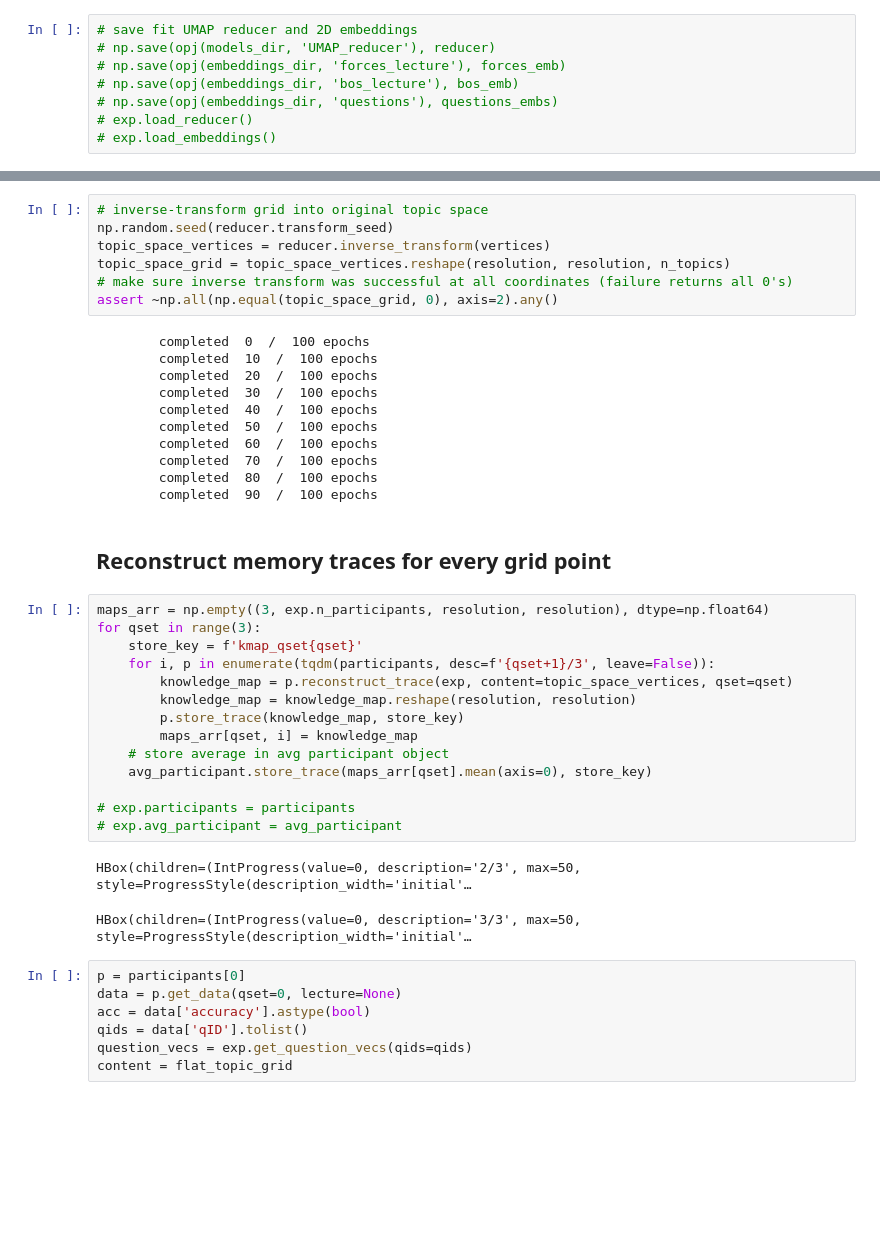
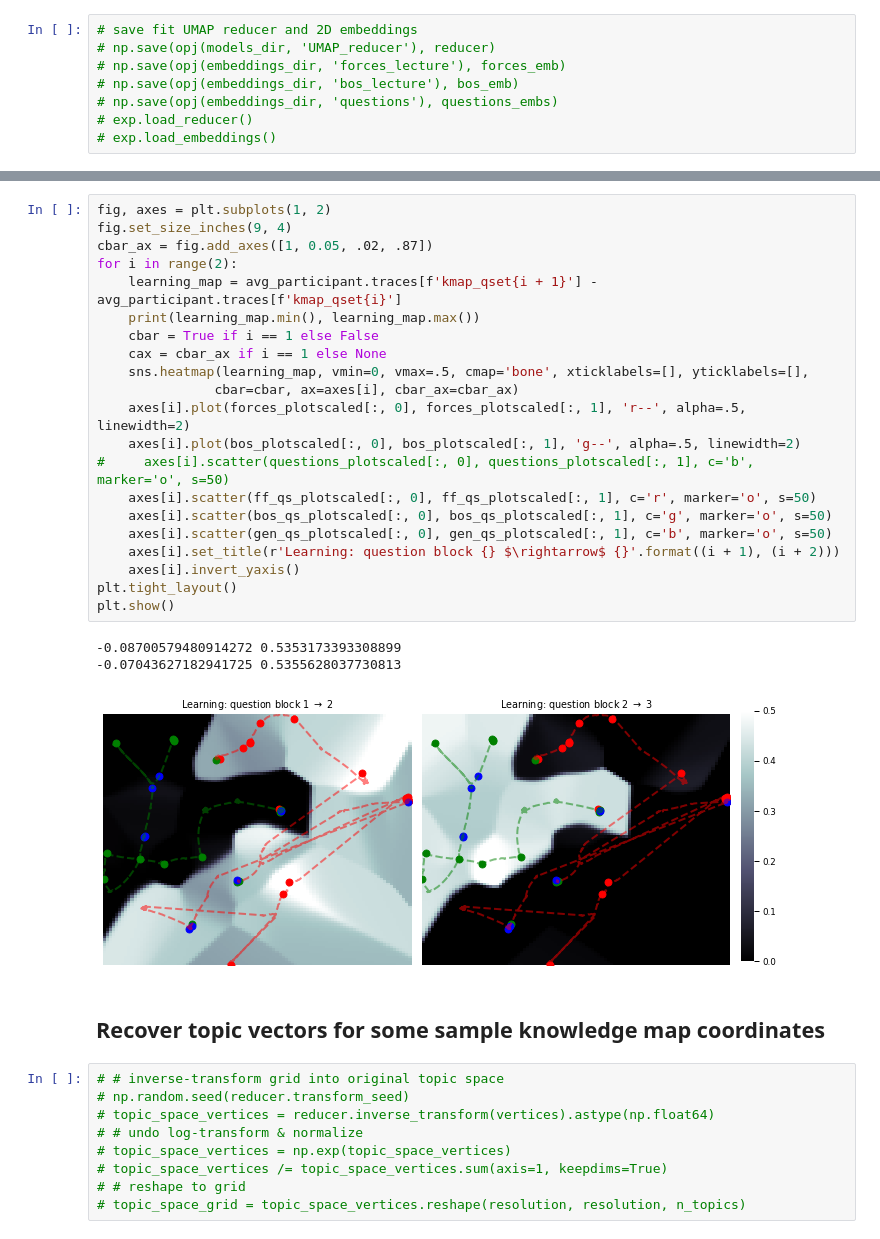
Before and after one commit to ContextLab/efficient-learning-khan, a Jupyter notebook: code/notebooks/knowledge-maps.ipynb, the cells around one changed output, grey strips where cells are left out. Cells and saved outputs as stored; diff of their text form; blank space fills up the shorter version.

```diff
--- a/code/notebooks/knowledge-maps.ipynb
+++ b/code/notebooks/knowledge-maps.ipynb
@@ -155,44 +228,36 @@ plt.scatter(questions_embs[:, 0], questions_embs[:, 1], c='b', marker='o')
+# %%
+fig, axes = plt.subplots(1, 2)
+fig.set_size_inches(9, 4)
+cbar_ax = fig.add_axes([1, 0.05, .02, .87])
+for i in range(2):
+    learning_map = avg_participant.traces[f'kmap_qset{i + 1}'] - avg_participant.traces[f'kmap_qset{i}']
+    print(learning_map.min(), learning_map.max())
+    cbar = True if i == 1 else False
+    cax = cbar_ax if i == 1 else None
+    sns.heatmap(learning_map, vmin=0, vmax=.5, cmap='bone', xticklabels=[], yticklabels=[],
+               cbar=cbar, ax=axes[i], cbar_ax=cbar_ax)
+    axes[i].plot(forces_plotscaled[:, 0], forces_plotscaled[:, 1], 'r--', alpha=.5, linewidth=2)
+    axes[i].plot(bos_plotscaled[:, 0], bos_plotscaled[:, 1], 'g--', alpha=.5, linewidth=2)
+#     axes[i].scatter(questions_plotscaled[:, 0], questions_plotscaled[:, 1], c='b', marker='o', s=50)
+    axes[i].scatter(ff_qs_plotscaled[:, 0], ff_qs_plotscaled[:, 1], c='r', marker='o', s=50)
+    axes[i].scatter(bos_qs_plotscaled[:, 0], bos_qs_plotscaled[:, 1], c='g', marker='o', s=50)
+    axes[i].scatter(gen_qs_plotscaled[:, 0], gen_qs_plotscaled[:, 1], c='b', marker='o', s=50)
+    axes[i].set_title(r'Learning: question block {} $\rightarrow$ {}'.format((i + 1), (i + 2)))
+    axes[i].invert_yaxis()
+plt.tight_layout()
+plt.show()
+# %% [output]
+-0.08700579480914272 0.5353173393308899
+-0.07043627182941725 0.5355628037730813
+[figure, added]
+# %% [markdown]
+## Recover topic vectors for some sample knowledge map coordinates
 # %%
-# inverse-transform grid into original topic space
-np.random.seed(reducer.transform_seed)
-topic_space_vertices = reducer.inverse_transform(vertices)
-topic_space_grid = topic_space_vertices.reshape(resolution, resolution, n_topics)
-# make sure inverse transform was successful at all coordinates (failure returns all 0's)
-assert ~np.all(np.equal(topic_space_grid, 0), axis=2).any()
+# # inverse-transform grid into original topic space
+# np.random.seed(reducer.transform_seed)
+# topic_space_vertices = reducer.inverse_transform(vertices).astype(np.float64)
+# # undo log-transform & normalize
+# topic_space_vertices = np.exp(topic_space_vertices)
+# topic_space_vertices /= topic_space_vertices.sum(axis=1, keepdims=True)
+# # reshape to grid
+# topic_space_grid = topic_space_vertices.reshape(resolution, resolution, n_topics)
-# %% [output]
-        completed  0  /  100 epochs
-        completed  10  /  100 epochs
-        completed  20  /  100 epochs
-        completed  30  /  100 epochs
-        completed  40  /  100 epochs
-        completed  50  /  100 epochs
-        completed  60  /  100 epochs
-        completed  70  /  100 epochs
-        completed  80  /  100 epochs
-        completed  90  /  100 epochs
-# %% [markdown]
-## Reconstruct memory traces for every grid point
-# %%
-maps_arr = np.empty((3, exp.n_participants, resolution, resolution), dtype=np.float64)
-for qset in range(3):
-    store_key = f'kmap_qset{qset}'
-    for i, p in enumerate(tqdm(participants, desc=f'{qset+1}/3', leave=False)):
-        knowledge_map = p.reconstruct_trace(exp, content=topic_space_vertices, qset=qset)
-        knowledge_map = knowledge_map.reshape(resolution, resolution)
-        p.store_trace(knowledge_map, store_key)
-        maps_arr[qset, i] = knowledge_map
-    # store average in avg participant object
-    avg_participant.store_trace(maps_arr[qset].mean(axis=0), store_key)
-
-# exp.participants = participants
-# exp.avg_participant = avg_participant
-# %% [output]
-HBox(children=(IntProgress(value=0, description='2/3', max=50, style=ProgressStyle(description_width='initial'…
-HBox(children=(IntProgress(value=0, description='3/3', max=50, style=ProgressStyle(description_width='initial'…
-# %%
-p = participants[0]
-data = p.get_data(qset=0, lecture=None)
-acc = data['accuracy'].astype(bool)
-qids = data['qID'].tolist()
-question_vecs = exp.get_question_vecs(qids=qids)
-content = flat_topic_grid
```
Also changed, not shown: parts of 29 cells of this notebook, 1 other file.
